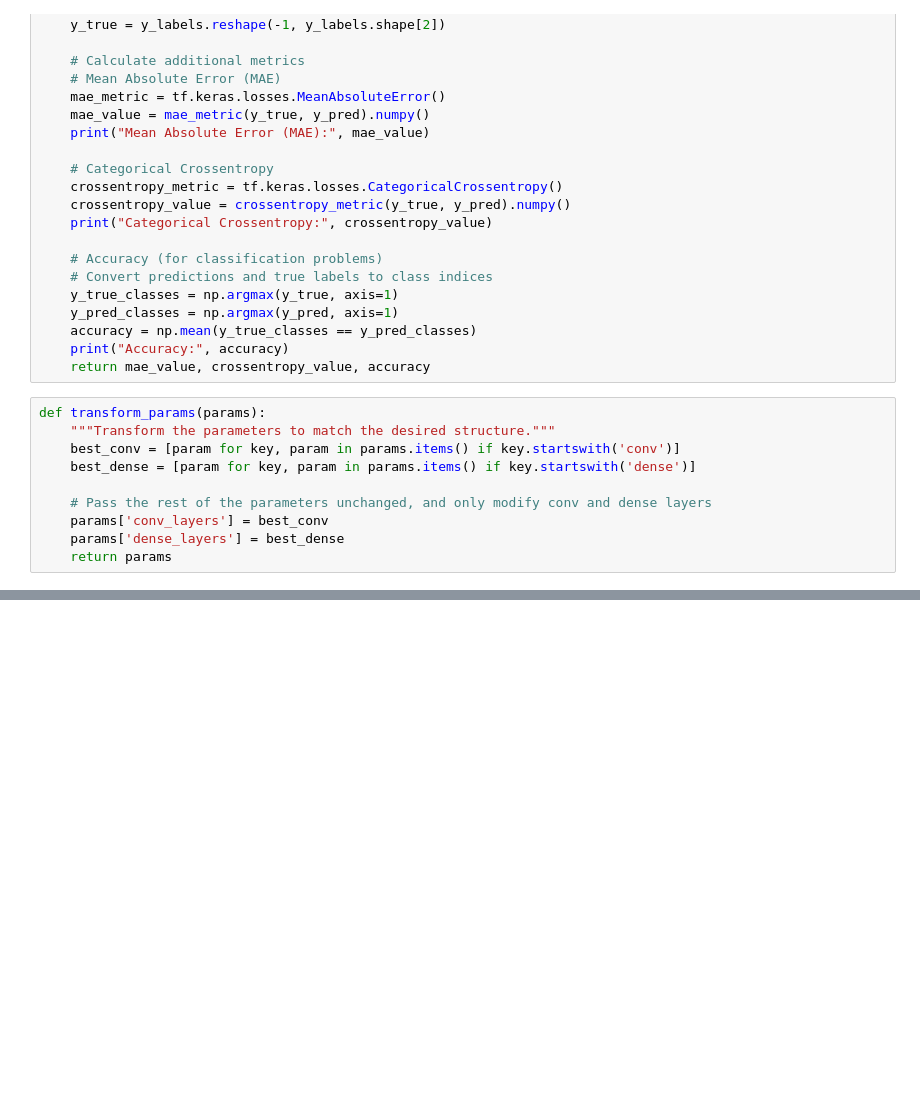
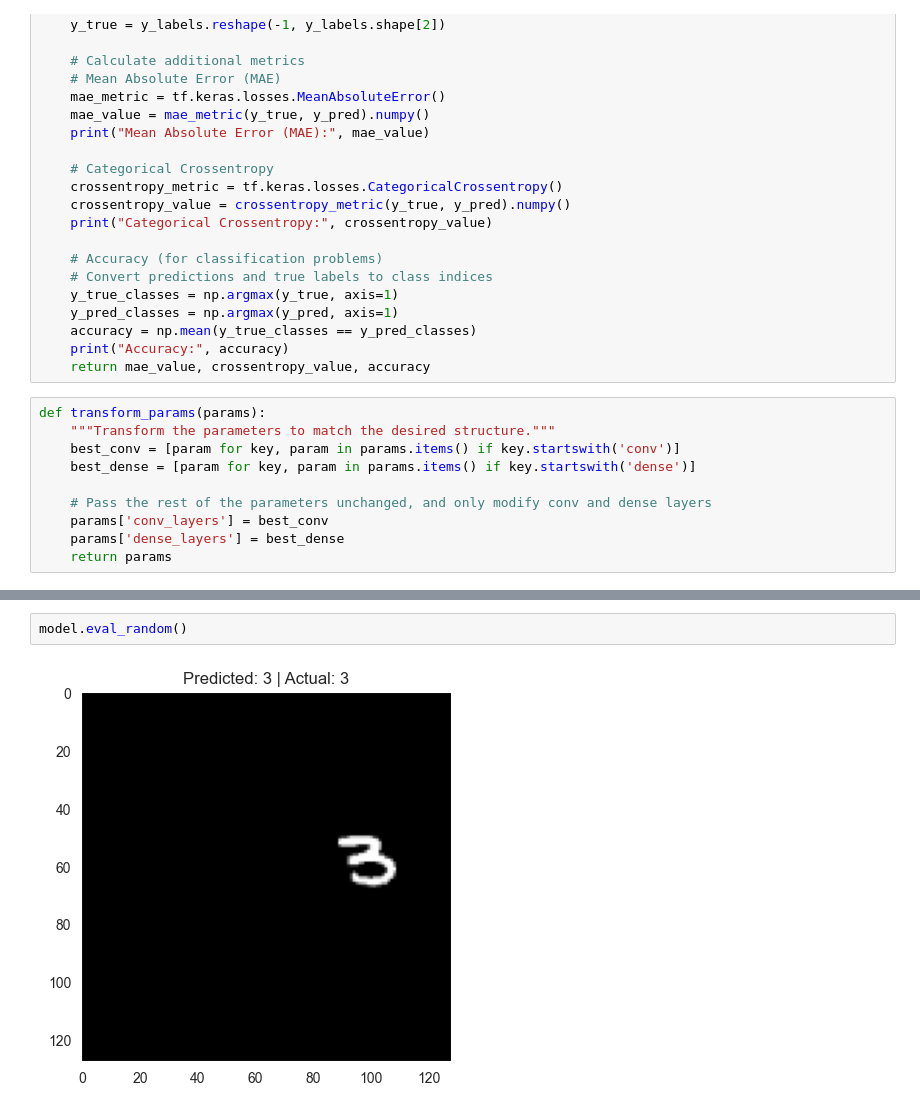
Before and after one commit to alessio-maffioletti/matura, a Jupyter notebook: plot_results_1.ipynb, the cells around one changed output, grey strips where cells are left out. Drawn from its saved outputs; the diff is of its cells as text; blank space fills up the shorter version.

```diff
--- a/plot_results_1.ipynb
+++ b/plot_results_1.ipynb
@@ -166,3 +173,7 @@ Mean Absolute Error (MAE): 0.025844187
 Categorical Crossentropy: 0.29004112
 Accuracy: 0.9139623397435898
 (0.025844187, 0.29004112, 0.9139623397435898)
+# %%
+model.eval_random()
+# %% [output]
+[figure, added]
```
Also changed, not shown: parts of 5 cells of this notebook, 1 other file.
